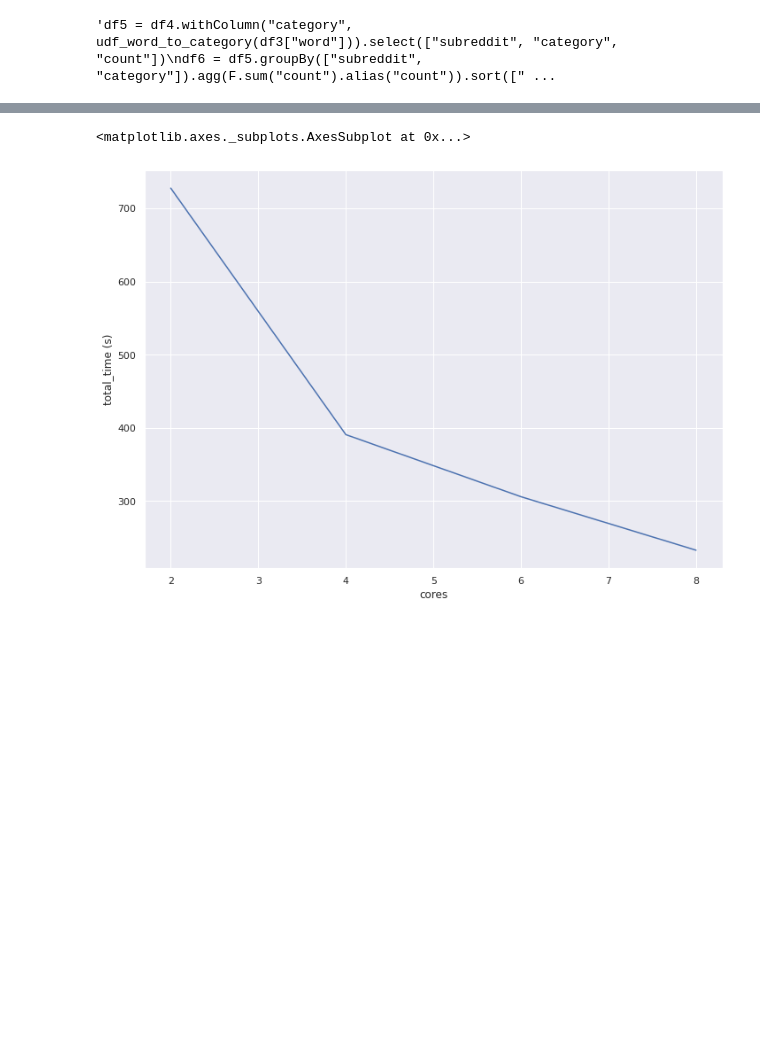
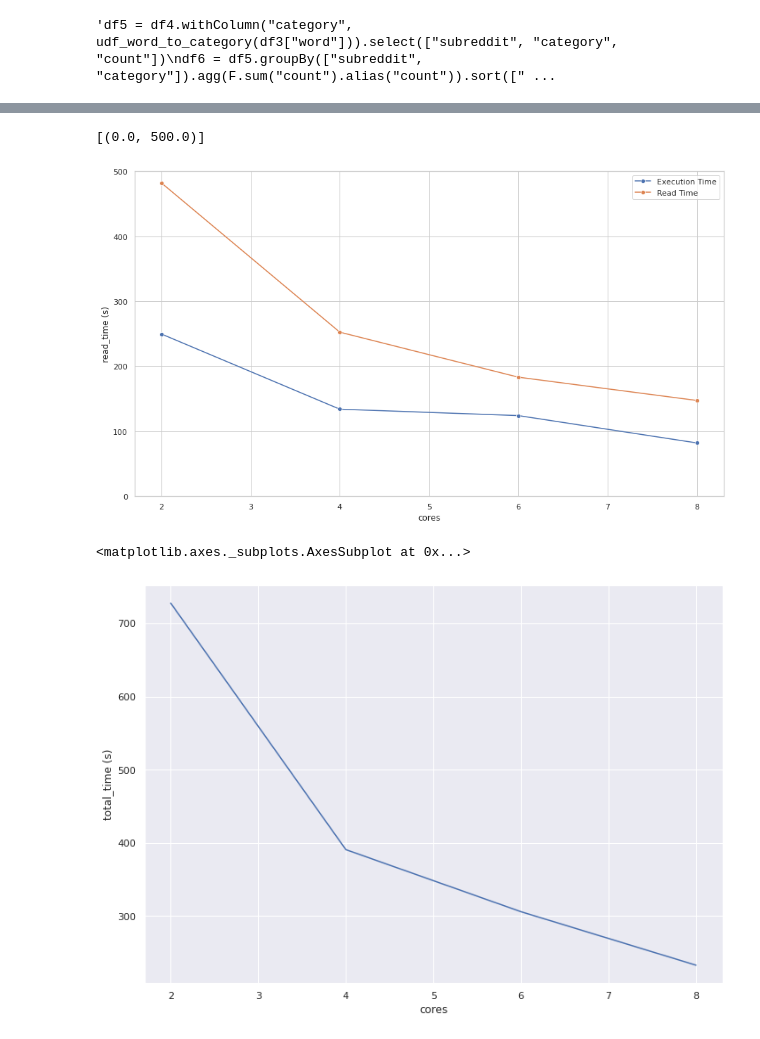
Before and after one commit to MaxSoneback/reddit_analysis, a Jupyter notebook: 8882_max.ipynb, the cells around one changed output, grey strips where cells are left out. Cells and saved outputs as stored; diff of their text form; code cells hidden in the pictures; blank space fills up the shorter version.

```diff
--- a/8882_max.ipynb
+++ b/8882_max.ipynb
@@ -232,3 +243,13 @@ Execution time: 83.45348954200745s
+# %%
+sns.set_style("whitegrid")
+fig, ax = plt.subplots(figsize=(15, 8.5))
+sns.lineplot(x="cores", y="execution_time (s)", data=df_results_strong, ax=ax, label="Execution Time", marker="o")
+sns.lineplot(x="cores", y="read_time (s)", data=df_results_strong, ax=ax, label = "Read Time", marker="o")
+ax.legend()
+ax.set(ylim=(0, 500))
+# %% [output]
+[(0.0, 500.0)]
+[figure, added]
 # %%
 sns.set(rc={'figure.figsize':(11.7,8.27)})
 sns.lineplot(x="cores", y="total_time (s)", data=df_results_strong)
```
Also changed, not shown: parts of 5 cells of this notebook.
